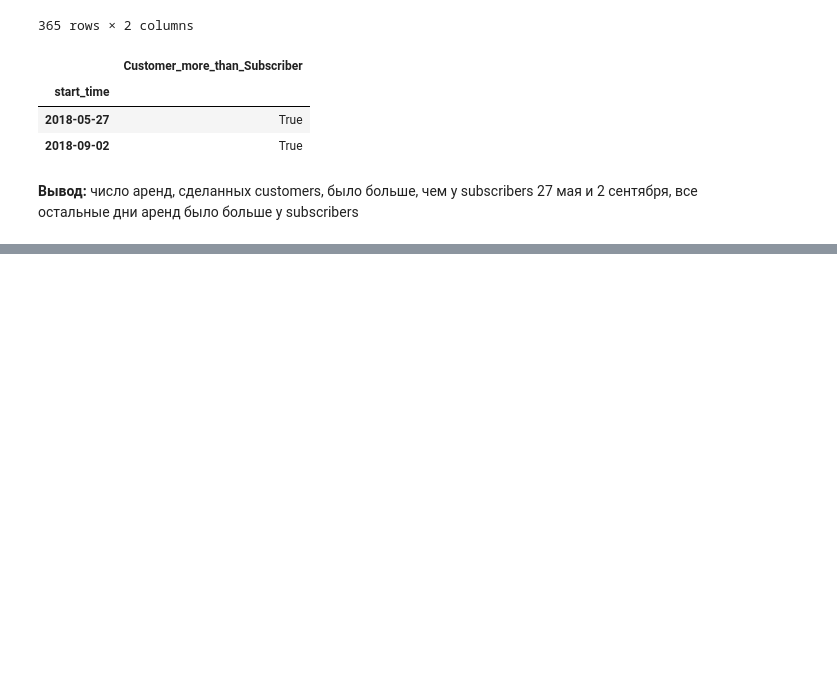
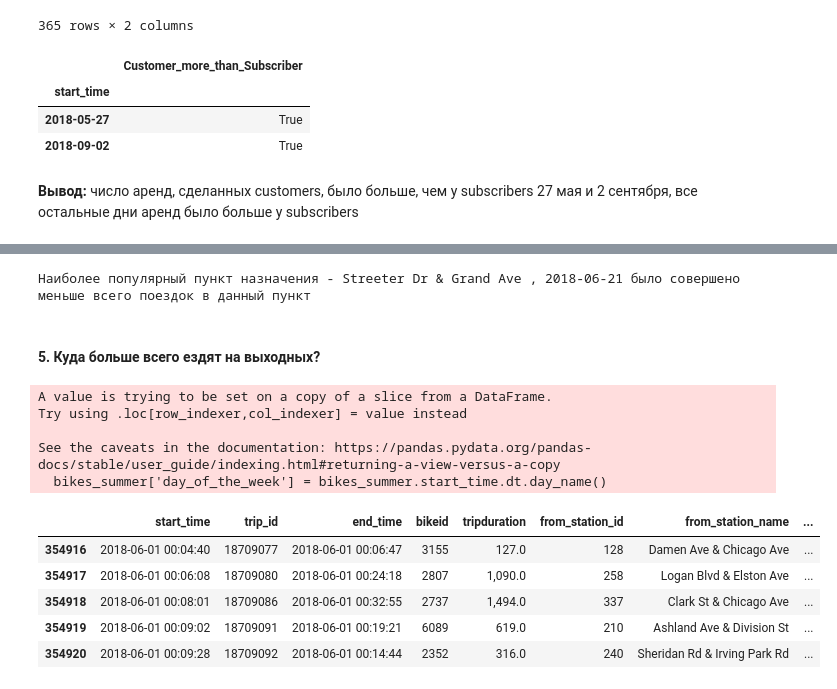
Before and after one commit to MadinaTim/data_analysis_KC_python, a Jupyter notebook: bikes.ipynb, the cells around one changed output, grey strips where cells are left out. Saved outputs shown, nothing was run; the diff lists cells and outputs as text; code cells hidden in the pictures; blank space fills up the shorter version.

```diff
--- a/bikes.ipynb
+++ b/bikes.ipynb
@@ -239,0 +243,32 @@ bikes_day_usertype
+# %%
+bikes.reset_index(inplace=True)
+bikes_summer = bikes.query("start_time >= '2018-06-01' & start_time <= '2018-08-31'")
+top_destination  = bikes_summer.to_station_name.value_counts().idxmax()
+top_destination_bikes = bikes_summer.query("to_station_name == @top_destination")
+top_destination_bikes = top_destination_bikes.set_index('start_time')
+bad_day = top_destination_bikes.resample(rule = 'D').to_station_name.count().idxmin()
+bad_day = bad_day.strftime('%Y-%m-%d')
+# %%
+print('Наиболее популярный пункт назначения -', top_destination, ',',
+      bad_day, 'было совершено меньше всего поездок в данный пункт')
+# %% [output]
+Наиболее популярный пункт назначения - Streeter Dr & Grand Ave , 2018-06-21 было совершено меньше всего поездок в данный пункт
+# %% [markdown]
+#### 5. Куда больше всего ездят на выходных?
+# %%
+bikes_summer['day_of_the_week'] = bikes_summer.start_time.dt.day_name()
+# %% [output]
+A value is trying to be set on a copy of a slice from a DataFrame.
+Try using .loc[row_indexer,col_indexer] = value instead
+
+See the caveats in the documentation: https://pandas.pydata.org/pandas-docs/stable/user_guide/indexing.html#returning-a-view-versus-a-copy
+  bikes_summer['day_of_the_week'] = bikes_summer.start_time.dt.day_name()
+# %%
+bikes_summer.head()
+# %% [output]
+|  | start_time | trip_id | end_time | bikeid | tripduration | from_station_id | from_station_name | ... |
+| 354916 | 2018-06-01 00:04:40 | 18709077 | 2018-06-01 00:06:47 | 3155 | 127.0 | 128 | Damen Ave & Chicago Ave | ... |
+| 354917 | 2018-06-01 00:06:08 | 18709080 | 2018-06-01 00:24:18 | 2807 | 1,090.0 | 258 | Logan Blvd & Elston Ave | ... |
+| 354918 | 2018-06-01 00:08:01 | 18709086 | 2018-06-01 00:32:55 | 2737 | 1,494.0 | 337 | Clark St & Chicago Ave | ... |
+| 354919 | 2018-06-01 00:09:02 | 18709091 | 2018-06-01 00:19:21 | 6089 | 619.0 | 210 | Ashland Ave & Division St | ... |
+| 354920 | 2018-06-01 00:09:28 | 18709092 | 2018-06-01 00:14:44 | 2352 | 316.0 | 240 | Sheridan Rd & Irving Park Rd | ... |
```
Also changed, not shown: parts of 3 cells of this notebook.
